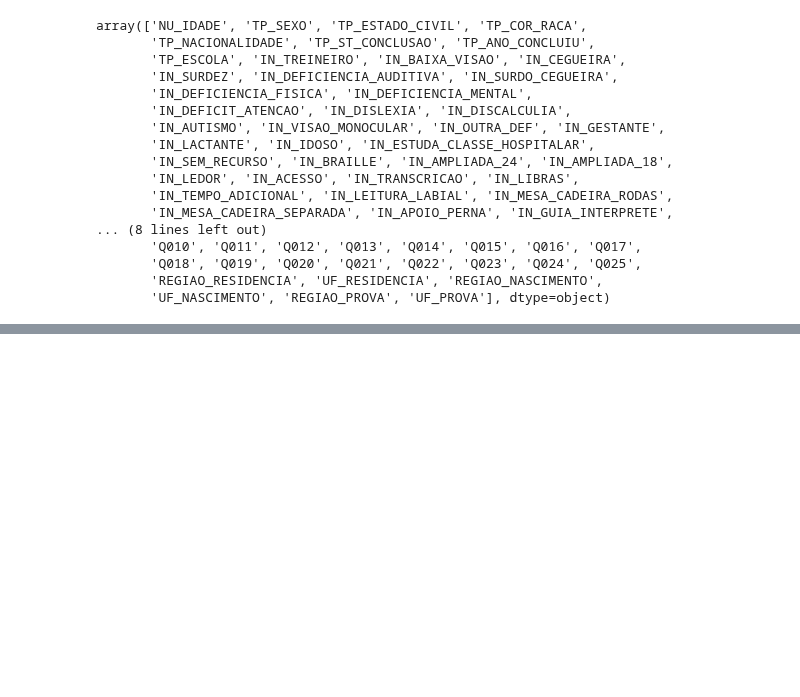
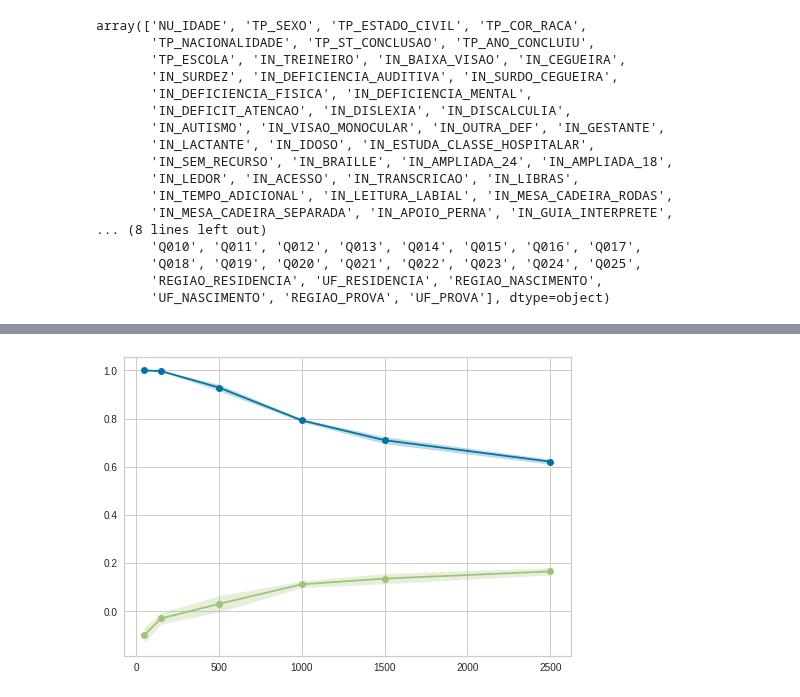
Before and after one commit to inf032/introducaoML, a Jupyter notebook: ENEM.ipynb, the cells around one changed output, grey strips where cells are left out. Saved outputs shown, nothing was run; the diff lists cells and outputs as text; code cells hidden in the pictures; blank space fills up the shorter version.

```diff
--- a/ENEM.ipynb
+++ b/ENEM.ipynb
@@ -319,5 +319,20 @@ print(modelo.score(X_test_processada, y_test))
 # %%
 #modelo.score(X_test_processada, y_test)
+# %%
+from yellowbrick.model_selection import LearningCurve
+
+model = XGBRegressor(objective='reg:squarederror', max_depth = 6)
+
+#train_sizes = [500, 1000, 10000, 25000, 55000]
+train_sizes = [50, 150, 500, 1000, 1500, 2500]
+
+vc = LearningCurve(model, cv=5, scoring='r2', train_sizes=train_sizes)
+
+modelo = Pipeline(steps=[('step_one', col_transformer), ('ss',  StandardScaler()),
+                         ('imputer', ImputerWithMissingMark(imputer=SimpleImputer())),
+                         ('vc',  vc)]).fit(X_train_processada, y_train)
+# %% [output]
+[figure, added]
 # %%
 from yellowbrick.model_selection import ValidationCurve
 
```
Also changed, not shown: parts of 10 cells of this notebook.
